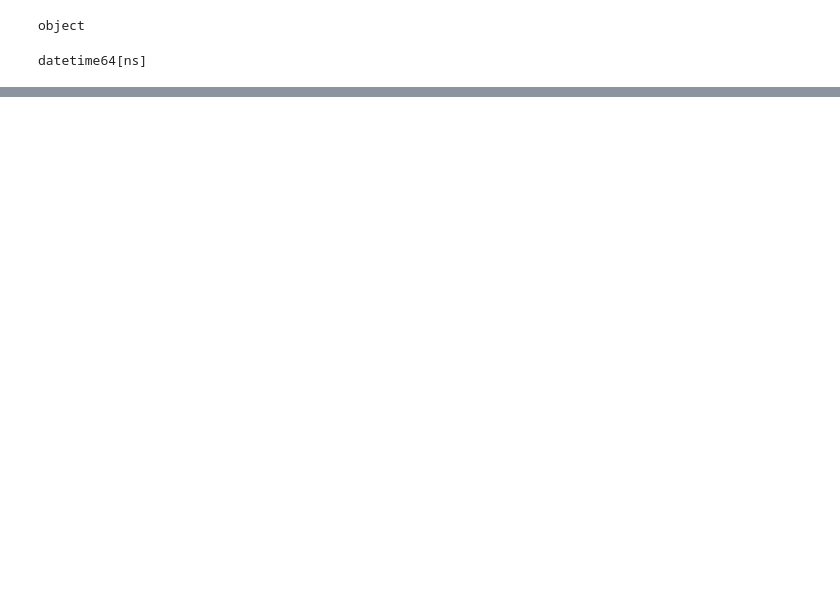
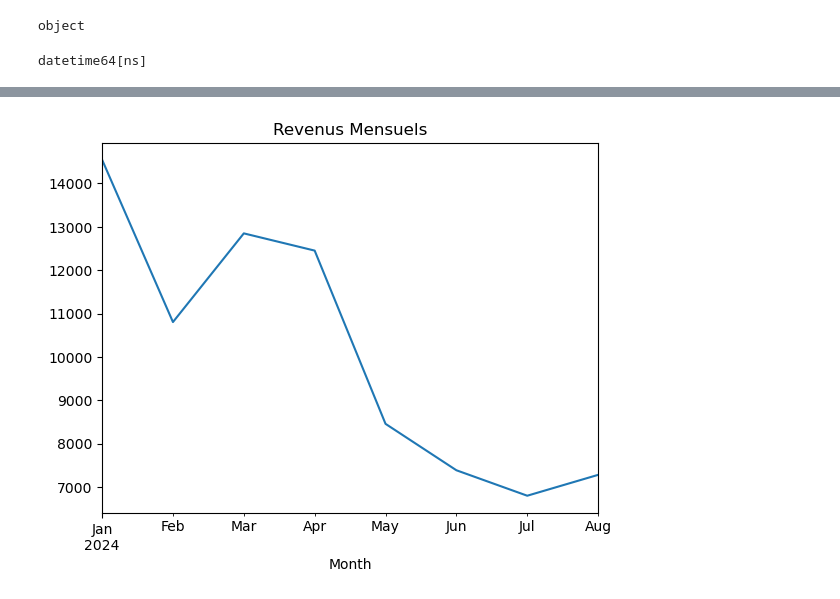
Before and after one commit to BOUZID38ABDELKADER/Online-Sales-Data, a Jupyter notebook: Online Sales Data.ipynb, the cells around one changed output, grey strips where cells are left out. Drawn from its saved outputs; the diff is of its cells as text; code cells hidden in the pictures; blank space fills up the shorter version.

```diff
--- a/Online Sales Data.ipynb
+++ b/Online Sales Data.ipynb
@@ -89,0 +121,11 @@ datetime64[ns]
+# %%
+# Agréger les données par mois
+df['Month'] = df['Date'].dt.to_period('M')
+monthly_sales = df.groupby('Month')['Total Revenue'].sum()
+
+# Visualisation
+monthly_sales.plot(kind='line')
+plt.title('Revenus Mensuels')
+plt.show()
+# %% [output]
+[figure, added]
```
Also changed, not shown: parts of 6 cells of this notebook.
